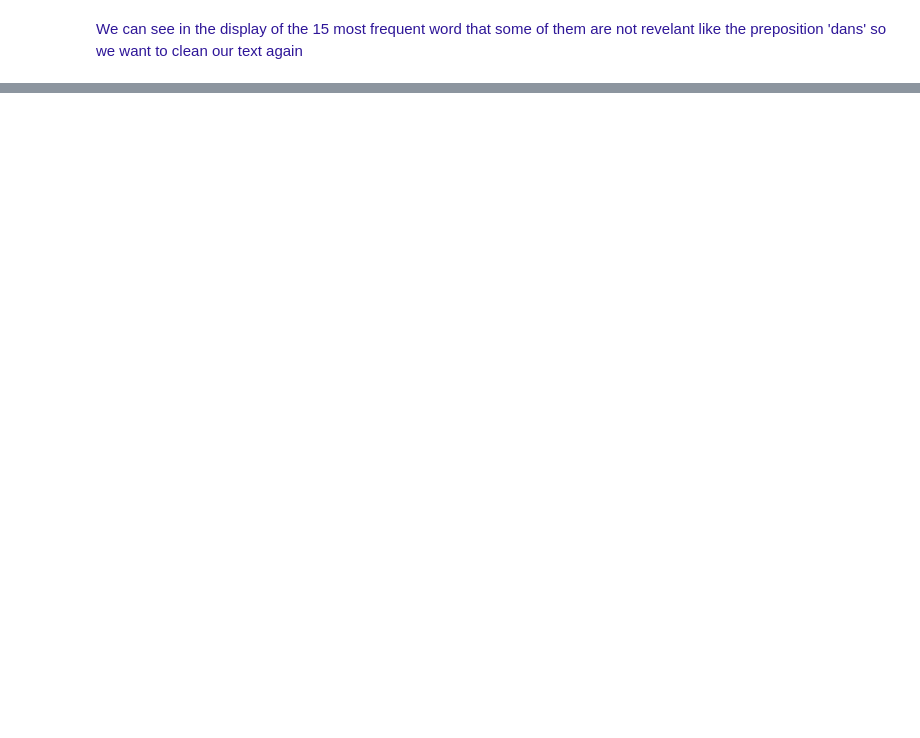
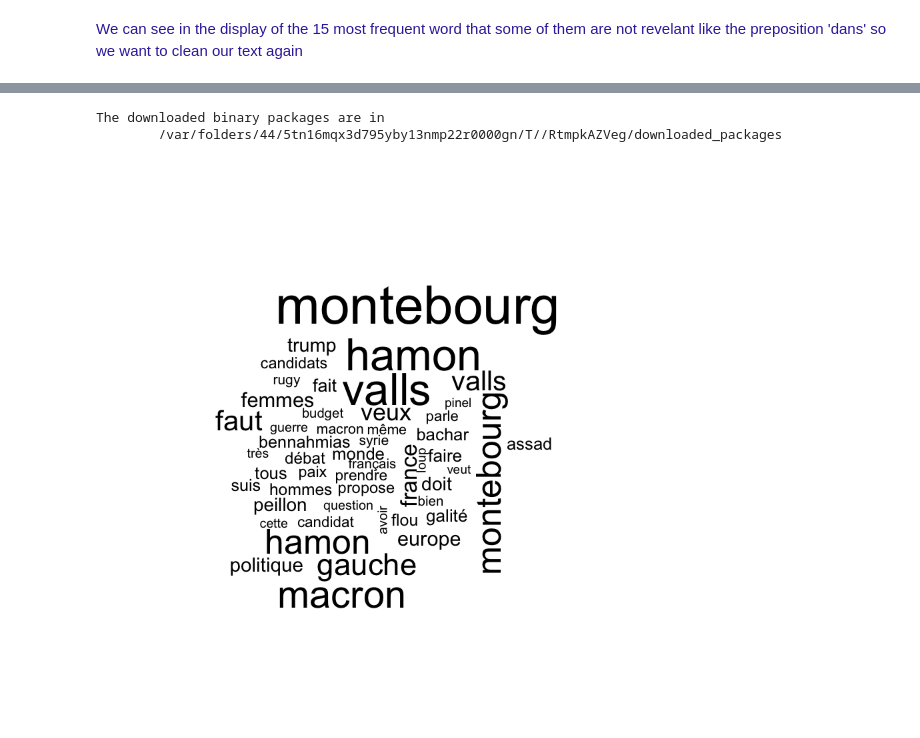
Before and after one commit to clementtr/twitter, a Jupyter notebook: TwitteR_DataProcessing.ipynb, the cells around one changed output, grey strips where cells are left out. Cells and saved outputs as stored; diff of their text form; code cells hidden in the pictures; blank space fills up the shorter version.

Commit message:
Add wordcloud

```diff
--- a/TwitteR_DataProcessing.ipynb
+++ b/TwitteR_DataProcessing.ipynb
@@ -251,0 +342,14 @@ barplot(top15d, border=NA, las=2, main="Top 15 most frequent word", cex.main=1,
+# %%
+install.packages("wordcloud")
+library(tm) # need R 3.3.2
+library(SnowballC)
+library(wordcloud)
+
+numberWord = 50
+topWord = head(w, n = numberWord)
+topWord = sort(topWord, decreasing=FALSE)
+wordcloud(names(topWord), topWord, min.freq=2)
+# %% [output]
+The downloaded binary packages are in
+        /var/folders/44/5tn16mqx3d795yby13nmp22r0000gn/T//RtmpkAZVeg/downloaded_packages
+[figure, added]
```
Also changed, not shown: parts of 12 cells of this notebook.
